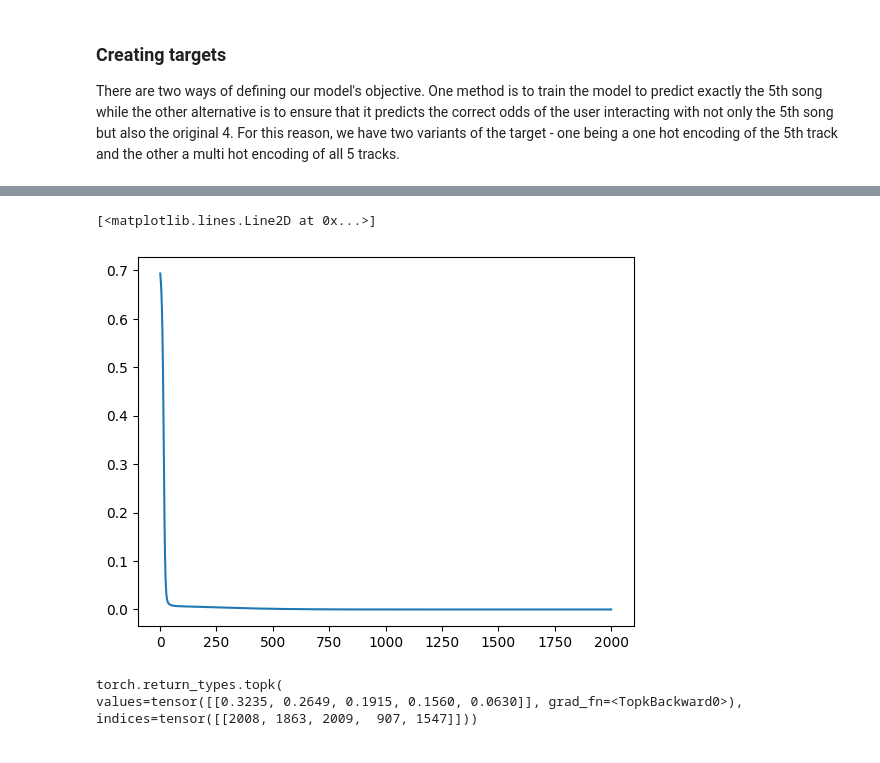
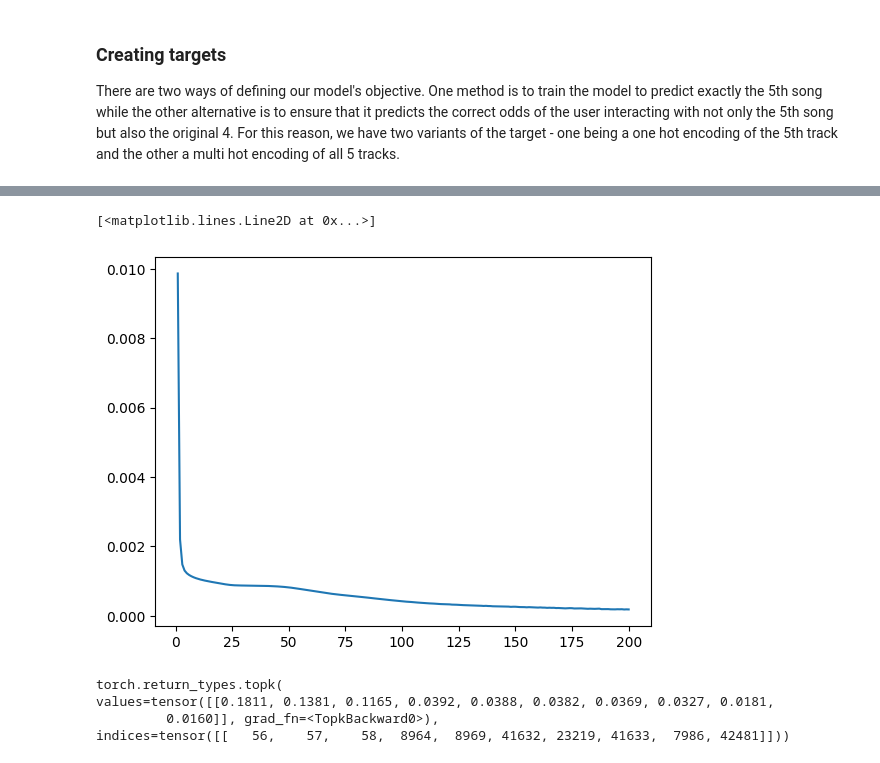
Before and after one commit to Trev241/sounds-like, a Jupyter notebook: notebook.ipynb, the cells around one changed output, grey strips where cells are left out. Cells and saved outputs as stored; diff of their text form; code cells hidden in the pictures.

Commit message:
Add order-invariants module to network

```diff
--- a/notebook.ipynb
+++ b/notebook.ipynb
@@ -136,5 +119,5 @@ temp_df = pd.read_csv(
 temp_df = temp_df.sort_values(by=["user_id", "play_count"], ascending=[True, False])
 
 # Only use a subset of the data
-temp_df = temp_df.head(math.floor(len(temp_df.index) * 0.005))
+temp_df = temp_df.head(math.floor(len(temp_df.index) * 0.25))
 temp_df.head()
@@ -404,3 +281,3 @@ Using cpu device
 # %%
 input_len = 4   # The number of favourite songs considered as input for each user
-embedding_dim = 5
+embedding_dim = 3
@@ -417,26 +284,48 @@ model = nn.Sequential(
+# %%
+class RecommendationModel(nn.Module):
+    def __init__(self, num_songs, embedding_dim):
+        super().__init__()
+        self.embedding = nn.Embedding(num_songs, embedding_dim)
+        self.fc1 = nn.Linear(embedding_dim, 12)
+        self.relu = nn.ReLU()
+        self.fc2 = nn.Linear(12, 12)
+        self.fc3 = nn.Linear(12, num_songs)
+
+    def forward(self, x):
+        x = self.embedding(x)
+        # x = x.mean(dim=1)
+        x = x.max(dim=1)[0]
+        x = self.fc1(x)
+        x = self.relu(x)
+        x = self.fc2(x)
+        x = self.relu(x)
+        x = self.fc3(x)
+        return x
+
+model = RecommendationModel(num_songs, embedding_dim)
 # %%
 loss_fn = nn.BCEWithLogitsLoss()
 lr = 0.001
 optimizer = optim.Adam(model.parameters(), lr=lr)
 # %%
-n_epochs = 2000
+n_epochs = 200
 batch_size = 10
 loss_vals = []
 
 for epoch in range(n_epochs):
     for i in range(0, len(model_input), batch_size):
         batch = model_input[i:i + batch_size]
         y_pred = model(batch)
         y_batch = target_m[i: i + batch_size]
         loss = loss_fn(y_pred, y_batch)
         optimizer.zero_grad()
         loss.backward()
         optimizer.step()
     loss_vals.append(loss.item())
 
 plt.plot([e + 1 for e in range(n_epochs)], loss_vals)
 # %% [output]
 [<matplotlib.lines.Line2D at 0x...>]
-[figure, old version]
+[figure, new version]
 # %%
 # Enter 4 songs as input. They must be encoded between 0 and num_songs - 1
@@ -445,8 +334,9 @@ logits = model(torch.tensor([profile]))
 probabilities = F.softmax(logits, dim=1)
 # %%
 # Returns the top 5 songs that the user is likely to interact with.
-torch.topk(probabilities, 5)
+torch.topk(probabilities, 10)
 # %% [output]
 torch.return_types.topk(
-values=tensor([[0.3235, 0.2649, 0.1915, 0.1560, 0.0630]], grad_fn=<TopkBackward0>),
-indices=tensor([[2008, 1863, 2009,  907, 1547]]))
+values=tensor([[0.1811, 0.1381, 0.1165, 0.0392, 0.0388, 0.0382, 0.0369, 0.0327, 0.0181,
+         0.0160]], grad_fn=<TopkBackward0>),
+indices=tensor([[   56,    57,    58,  8964,  8969, 41632, 23219, 41633,  7986, 42481]]))
```
Also changed, not shown: parts of 19 cells of this notebook, 2 other files.
